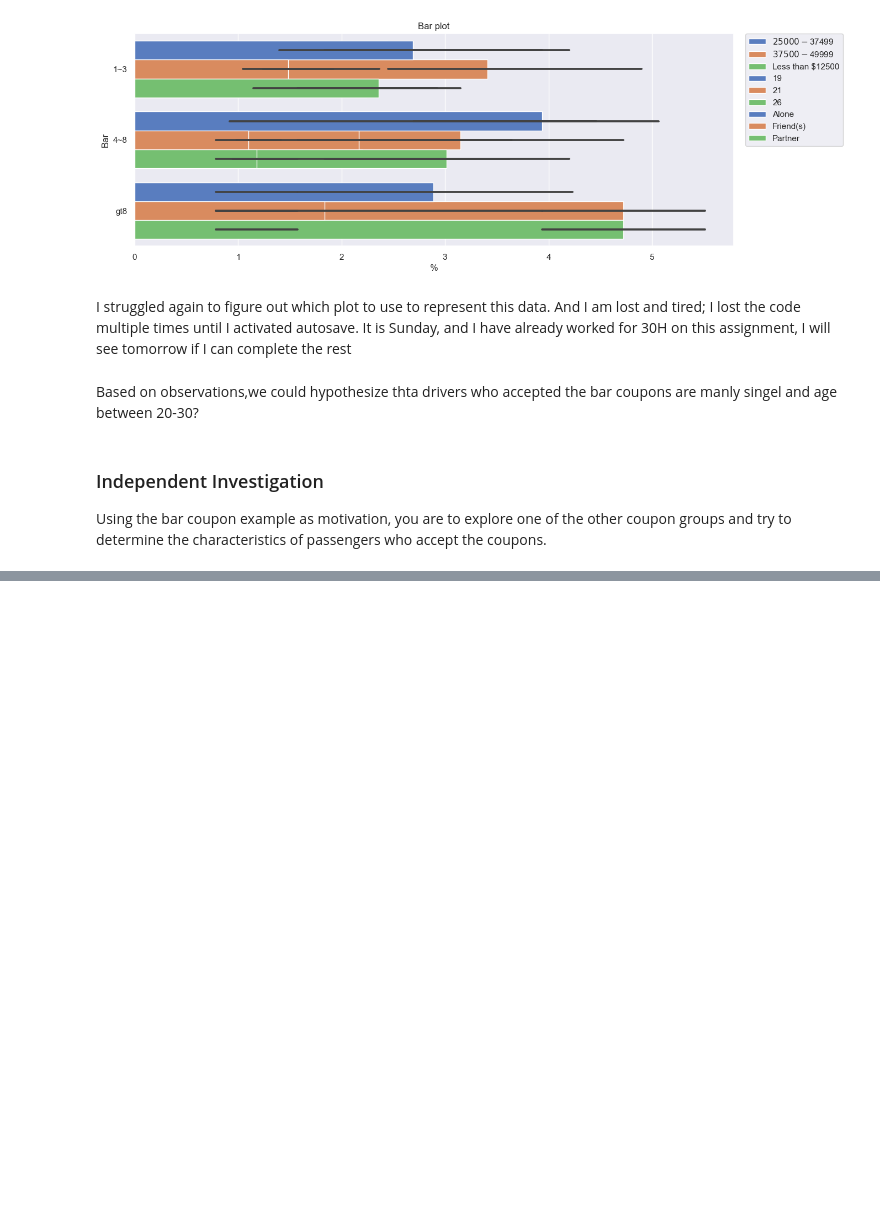
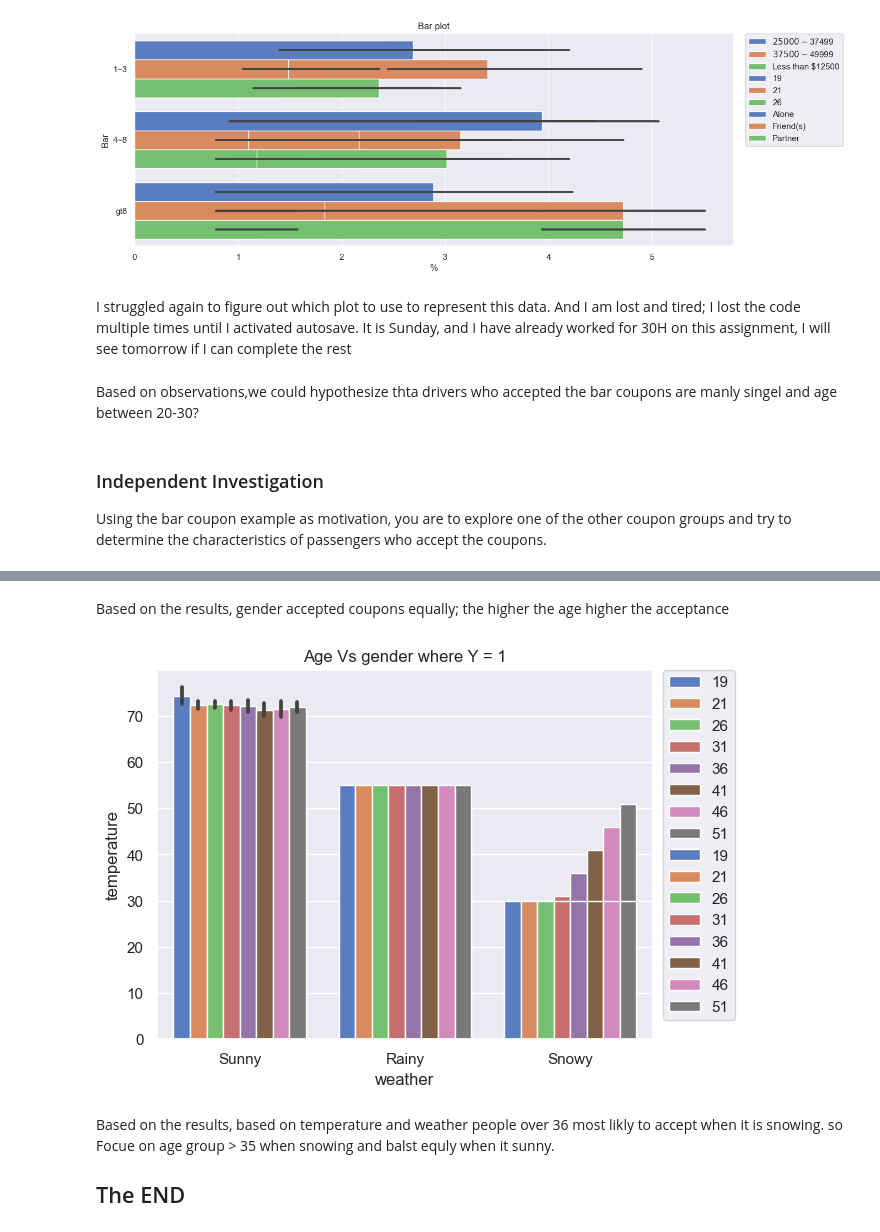
Before and after one commit to rvadavia/Testing-Git-for-UBC--ML, a Jupyter notebook: Assignment 5.1.ipynb, the cells around one changed output, grey strips where cells are left out. Saved outputs shown, nothing was run; the diff lists cells and outputs as text; code cells hidden in the pictures; blank space fills up the shorter version.

```diff
--- a/Assignment 5.1.ipynb
+++ b/Assignment 5.1.ipynb
@@ -407,0 +463,14 @@ Using the bar coupon example as motivation, you are to explore one of the other
+# %% [markdown]
+Based on the results, gender accepted coupons equally; the higher the age higher the acceptance
+# %%
+sns.barplot(data=Coupons_bar7_Coffe_Age_Y, x= 'weather', y= 'IntAge', hue="IntAge",palette = "muted")
+sns.barplot(data=Coupons_bar7_Coffe_Age_Y, x= 'weather', y= 'temperature', hue="IntAge",palette = "muted")
+plt.legend(bbox_to_anchor=(1.02, 1), loc='upper left', borderaxespad=0)
+plt.title("Age Vs gender where Y = 1")
+plt.show()
+# %% [output]
+[figure, added]
+# %% [markdown]
+Based on the results, based on temperature and weather people over 36 most likly to accept when it is snowing. so Focue on age group > 35 when snowing and  balst equly when it sunny.
+
+## The END ##
```
Also changed, not shown: parts of 6 cells of this notebook.
